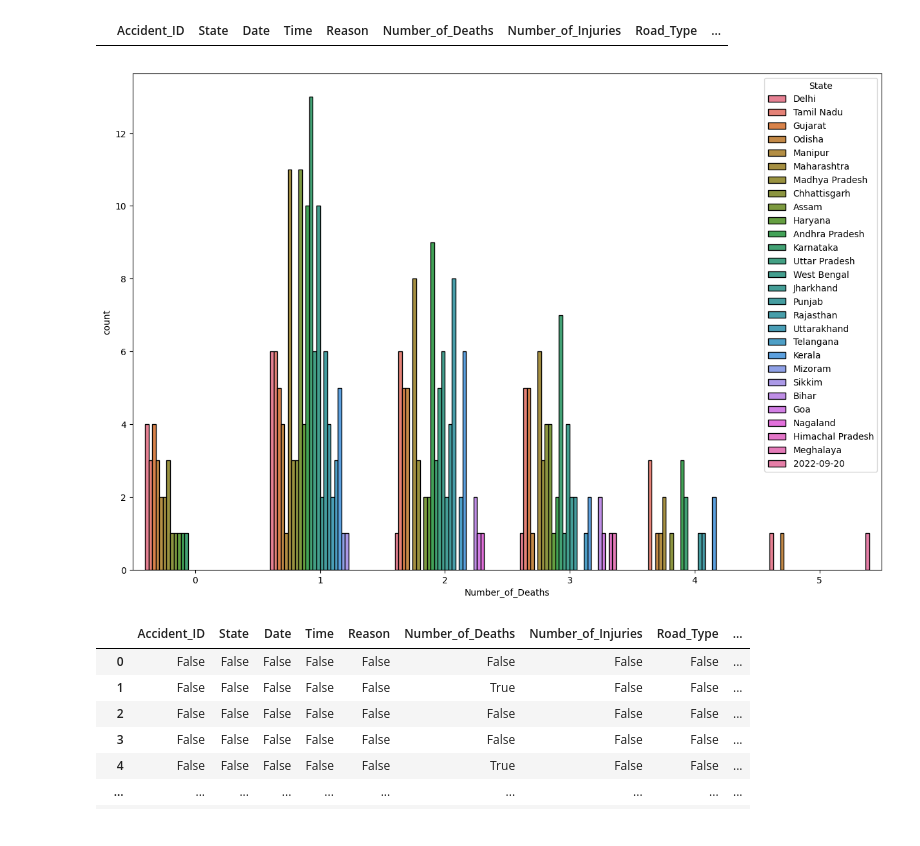
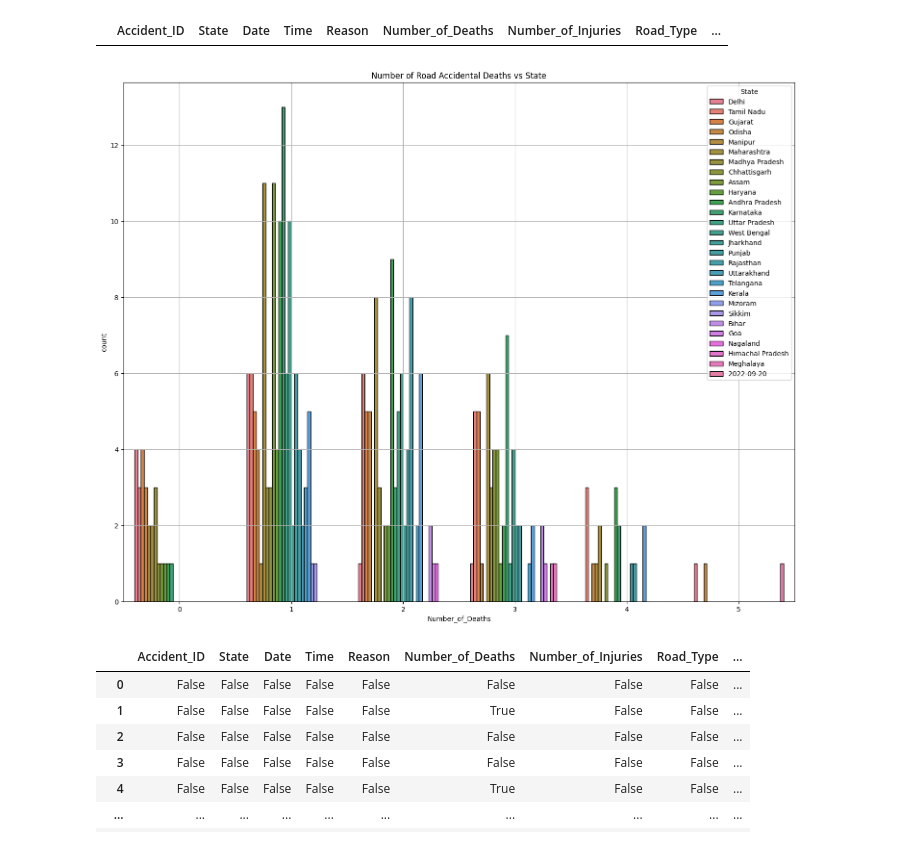
Before and after one commit to 22104071/GS_071, a Jupyter notebook: Traffic.ipynb, the cells around one changed output. Cells and saved outputs as stored; diff of their text form; code cells hidden in the pictures.

```diff
--- a/Traffic.ipynb
+++ b/Traffic.ipynb
@@ -15,7 +15,7 @@ warnings.filterwarnings('ignore') # to ignore warnings
 # %% [markdown]
 Data Retrival
 # %%
-df = pd.read_csv('/accident.csv')
+df = pd.read_csv('/content/accident.csv')
 # %%
 df.head() #To check the first 5 (default) columns of the dataset->dataframe
 # %% [output]
@@ -84,13 +84,17 @@ df[df.duplicated()] #Empty means no duplicacy
 # %% [output]
 |  | Accident_ID | State | Date | Time | Reason | Number_of_Deaths | Number_of_Injuries | Road_Type | ... |
 # %%
-plt.figure(figsize=(15,10))
+plt.figure(figsize=(18,14))
 sns.countplot(x='Number_of_Deaths', data=df,hue='State',edgecolor='black')
+plt.grid(True)
+plt.title('Number of Road Accidental Deaths vs State')
+plt.x_label='State'
+plt.y_label='Number of Accidental deaths'
+
+sns.color_palette("Paired")
 plt.show()
-sns.color_palette()
-plt.show()
 # %% [output]
-[figure, old version]
+[figure, new version]
 # %%
 df.dropna()==True
 # %% [output]
```
Also changed, not shown: parts of 7 cells of this notebook.
